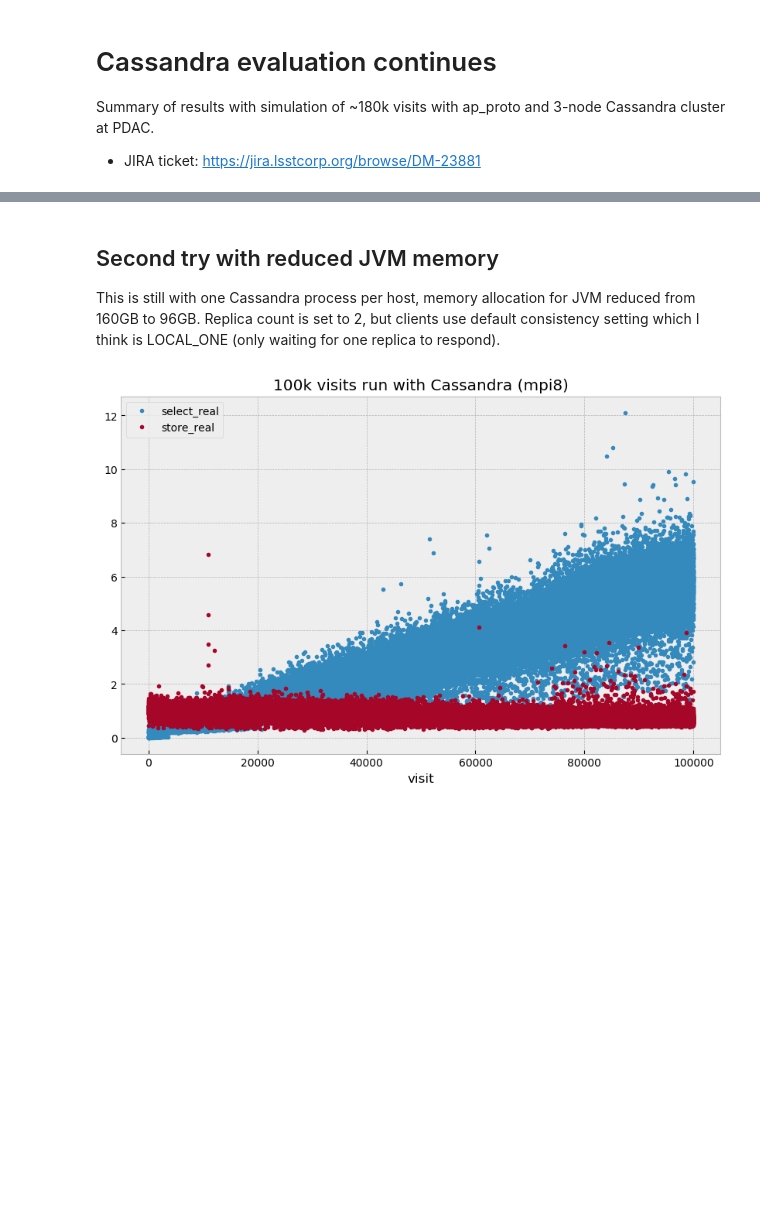
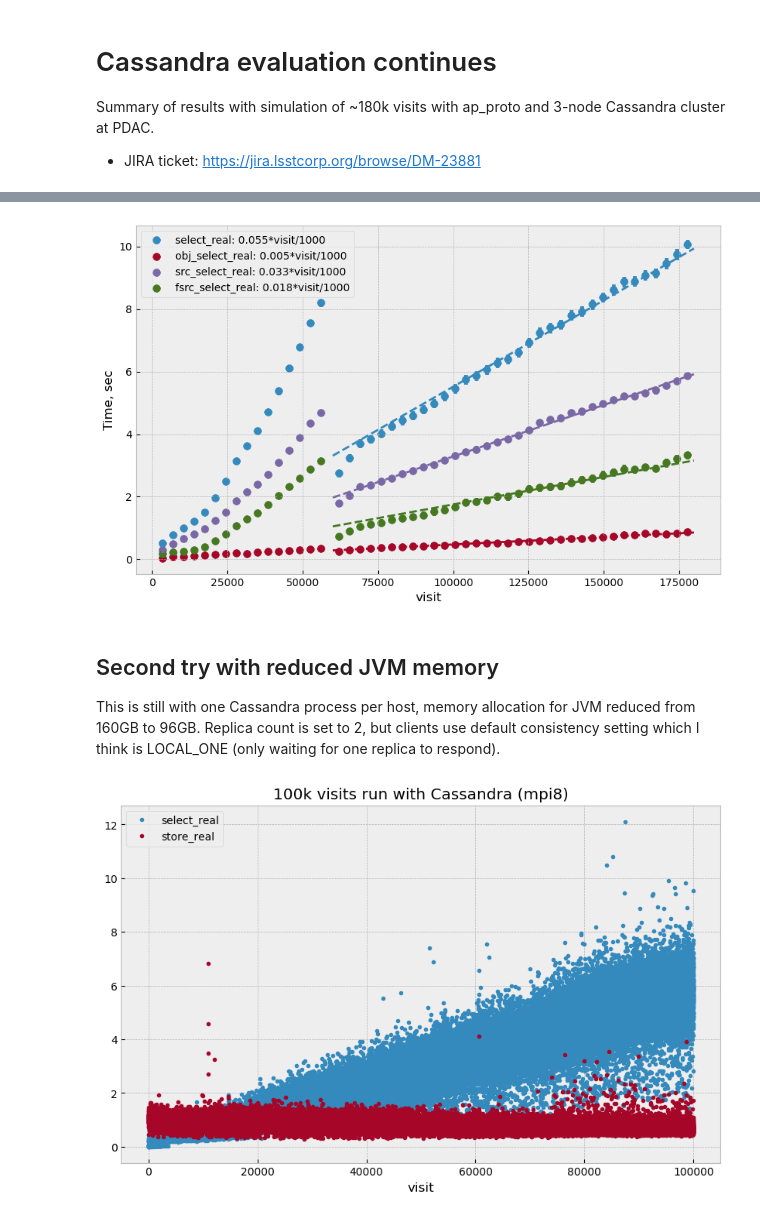
Before and after one commit to lsst-dm/l1dbproto-notebooks, a Jupyter notebook: DM-23881 Cassandra long run.ipynb, the cells around one changed output, grey strips where cells are left out. Cells and saved outputs as stored; diff of their text form; code cells hidden in the pictures; blank space fills up the shorter version.

```diff
--- a/DM-23881 Cassandra long run.ipynb
+++ b/DM-23881 Cassandra long run.ipynb
@@ -21,7 +21,7 @@ Summary of results with simulation of ~180k visits with ap_proto and 3-node Cass
 
 - JIRA ticket: https://jira.lsstcorp.org/browse/DM-23881
 # %%
-data_files_mpi7 = [
+data_files_mpi7_cms = [
     "data/DM-23881/apdb-pdac-mpi7-20200317T191417.csv.gz",
     "data/DM-23881/apdb-pdac-mpi7-20200317T221021.csv.gz",
     "data/DM-23881/apdb-pdac-mpi7-20200318T014138.csv.gz",
@@ -35,7 +35,11 @@ data_files_mpi7 = [
     "data/DM-23881/apdb-pdac-mpi7-20200320T130909.csv.gz",
     "data/DM-23881/apdb-pdac-mpi7-20200321T015133.csv.gz",
     "data/DM-23881/apdb-pdac-mpi7-20200321T094211.csv.gz",
+]
+data_files_mpi7_mix = [
     "data/DM-23881/apdb-pdac-mpi7-20200322T073219.csv.gz",
+]
+data_files_mpi7_g1gc = [
     "data/DM-23881/apdb-pdac-mpi7-20200322T163155.csv.gz",
     "data/DM-23881/apdb-pdac-mpi7-20200322T175349.csv.gz",
     "data/DM-23881/apdb-pdac-mpi7-20200322T212249.csv.gz",
@@ -76,3 +75,15 @@ del frames
+# %%
+frames_cms = [plots._read_csv(file, filter_count=False)[0] for file in data_files_mpi7_cms]
+frames_mix = [plots._read_csv(file, filter_count=False)[0] for file in data_files_mpi7_mix]
+frames_g1gc = [plots._read_csv(file, filter_count=False)[0] for file in data_files_mpi7_g1gc]
+# %%
+df_mpi7_cms = pd.concat(frames_cms)
+df_mpi7_cms["gc"] = 0
+df_mpi7_mix = pd.concat(frames_mix)
+df_mpi7_mix["gc"] = 1
+df_mpi7_g1gc = pd.concat(frames_g1gc)
+df_mpi7_g1gc["gc"] = 2
+df_mpi7 = pd.concat([df_mpi7_cms, df_mpi7_mix, df_mpi7_g1gc])
 # %%
 title = "180k visits run with Cassandra (mpi7)"
 plots.do_plots_all(df_mpi7, title, bin=4000, plots=all_plots, whis=whiskers);
@@ -94,3 +105,23 @@ plots.do_plots_all(df_mpi7, title, bin=4000, plots=all_plots, whis=whiskers);
+# %%
+import seaborn as sns
+
+f, ax = plt.subplots(figsize=(10, 6))
+
+ds = pd.concat([df_mpi7_cms, df_mpi7_g1gc])
+
+for col, c in zip(['select_real', 'obj_select_real', 'src_select_real', 'fsrc_select_real'], ["C0", "C1", "C2", "C3"]):
+    par = plots.fit_times(df_mpi7_g1gc, col, 'lin')
+    label = "{}: {:.3f}*visit/1000".format(col, par[0]*1000)
+    sns.regplot(ds.index, col, data=ds, x_bins=50, fit_reg=False, label=label, ax=ax, color=c)
+    x = np.array([60000., 180000.])
+    y = x * par[0]
+    plt.plot(x, y, c + "--")
+
+
+ax.set_ylabel("Time, sec")
+ax.legend(loc="best");
+# %% [output]
+[figure, added]
 # %% [markdown]
 ## Second try with reduced JVM memory
 
```
Also changed, not shown: parts of 3 cells of this notebook, 2 other files.
